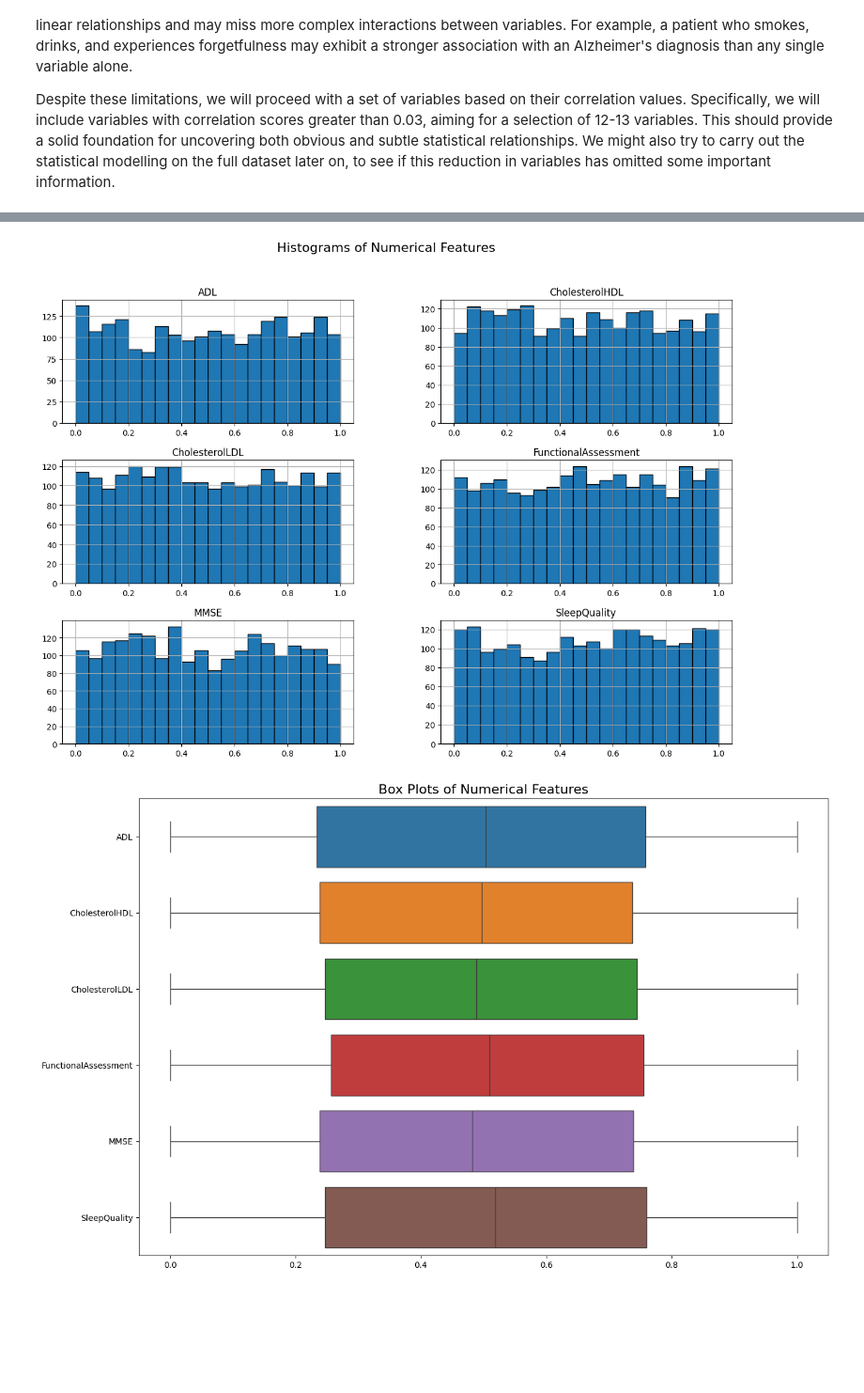
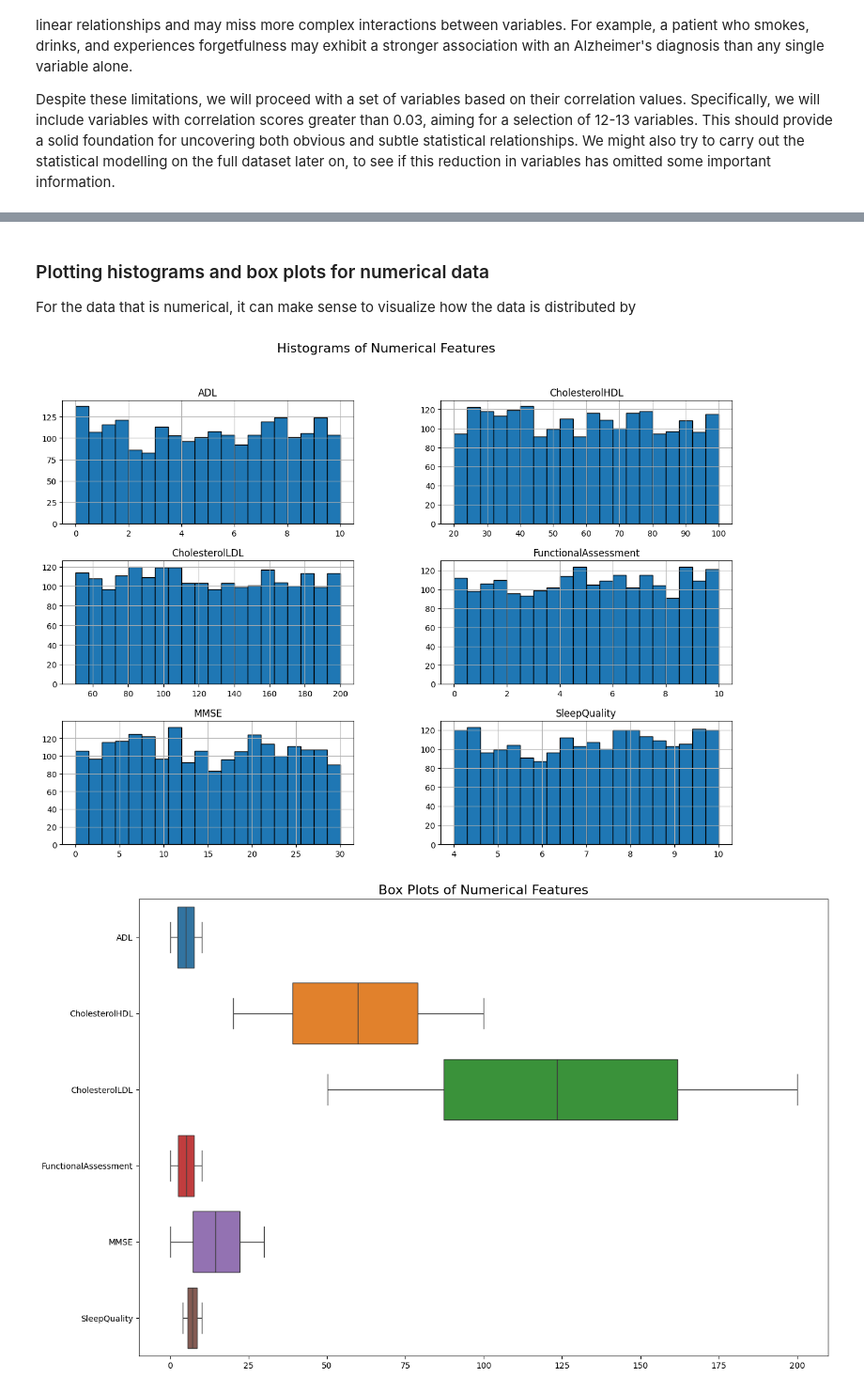
Before and after one commit to treite/classificationGroupwork, a Jupyter notebook: groupProject.ipynb, the cells around one changed output, grey strips where cells are left out. Shown at 94% size. Drawn from its saved outputs; the diff is of its cells as text; code cells hidden in the pictures; blank space fills up the shorter version.

```diff
--- a/groupProject.ipynb
+++ b/groupProject.ipynb
@@ -190,21 +179,24 @@ plt.show()
+# %% [markdown]
+### Plotting histograms and box plots for numerical data
+For the data that is numerical, it can make sense to visualize how the data is distributed by
 # %%
 # Identify categorical columns with only 0 or 1 values, or exactly 4 unique values
-categorical_columns = df_filtered_sc.columns[(df_filtered_sc.nunique() == 2) | (df_filtered_sc.nunique() == 4)]
-numerical_columns = df_filtered_sc.columns[(df_filtered_sc.nunique() > 2) & (df_filtered_sc.nunique() != 4)]
+categorical_columns = df_filtered.columns[(df_filtered.nunique() == 2) | (df_filtered.nunique() == 4)]
+numerical_columns = df_filtered.columns[(df_filtered.nunique() > 2) & (df_filtered.nunique() != 4)]
 
-df_categorical = df_filtered_sc[categorical_columns]
-df_numerical = df_filtered_sc[numerical_columns]
+df_categorical = df_filtered[categorical_columns]
+df_numerical = df_filtered[numerical_columns]
 
 # Plot histograms for numerical columns
 df_numerical.hist(figsize=(15, 10), bins=20, edgecolor='black')
 plt.suptitle('Histograms of Numerical Features', fontsize=16)
 plt.show()
 
 # Box plots for numerical columns
 plt.figure(figsize=(15, 10))
 sns.boxplot(data=df_numerical, orient='h')
 plt.title('Box Plots of Numerical Features', fontsize=16)
 plt.show()
 # %% [output]
-[figure, old version]
+[figure, new version]
-[figure, old version]
+[figure, new version]
```
Also changed, not shown: parts of 8 cells of this notebook.
